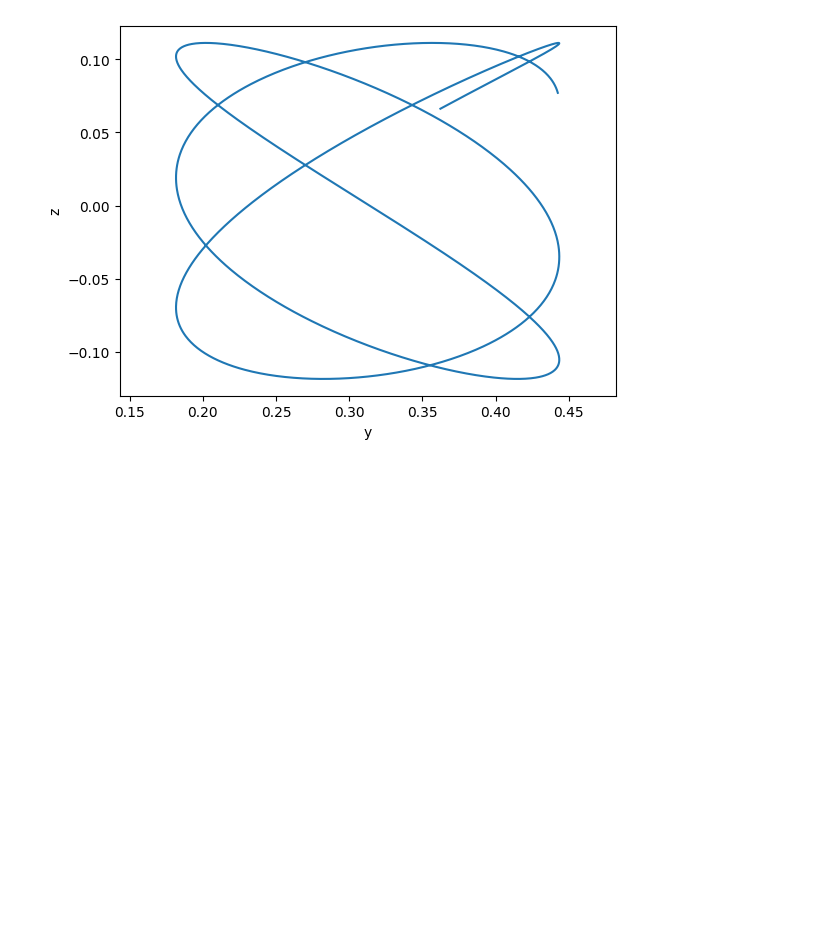
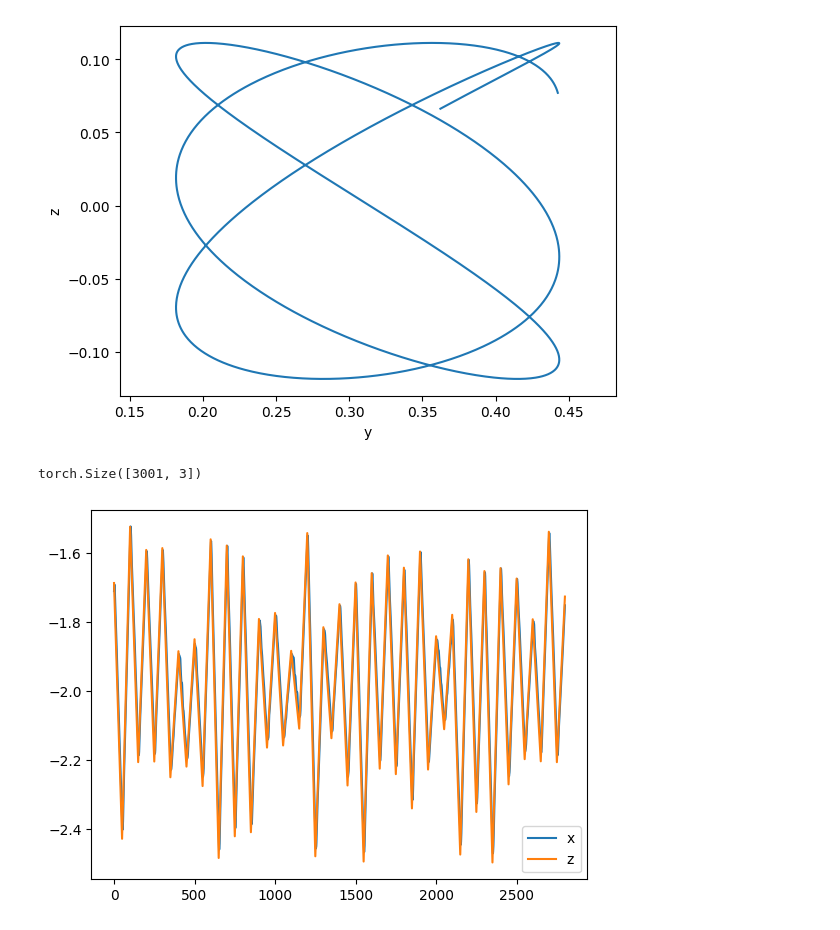
Before and after one commit to Axellwppr/A1_SDK, a Jupyter notebook: a1deploy/draw.ipynb, the cells around one changed output. Drawn from its saved outputs; the diff is of its cells as text; code cells hidden in the pictures; blank space fills up the shorter version.

```diff
--- a/a1deploy/draw.ipynb
+++ b/a1deploy/draw.ipynb
@@ -19,3 +19,21 @@ plt.show()
 # %% [output]
 (2000, 3)
 [figure]
+# %%
+import torch
+
+data = torch.load("./9.pt")
+
+print(data.shape)
+# %% [output]
+torch.Size([3001, 3])
+# %%
+import matplotlib.pyplot as plt
+
+plt.plot(data[200:, 0].numpy(), label="x")
+plt.plot(data[200:, 2].numpy(), label="z")
+# plt.plot(data[200:, 1].numpy(), label="V")
+plt.legend()
+plt.show()
+# %% [output]
+[figure, added]
```
Also changed, not shown: 6 other files.
